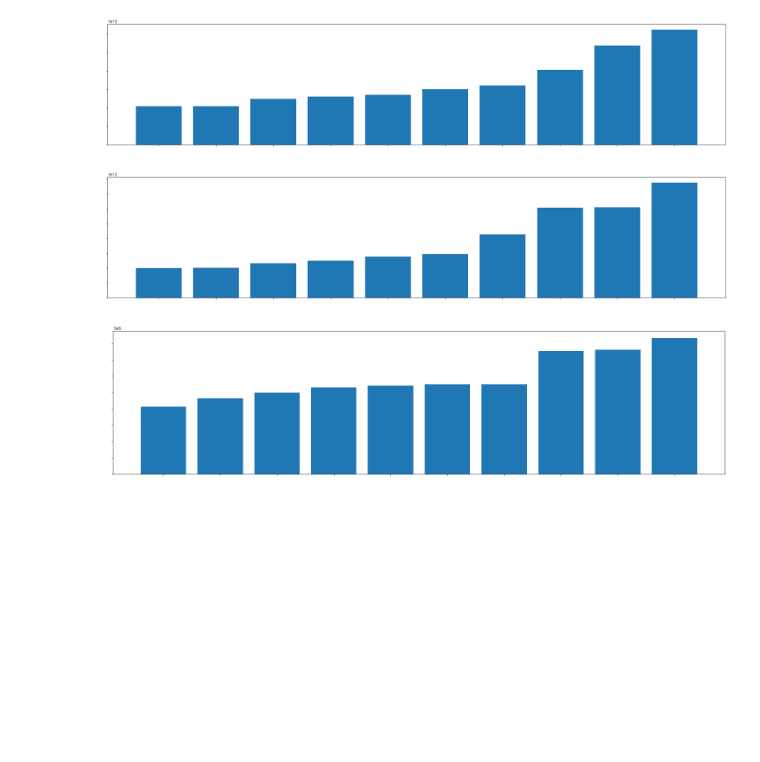
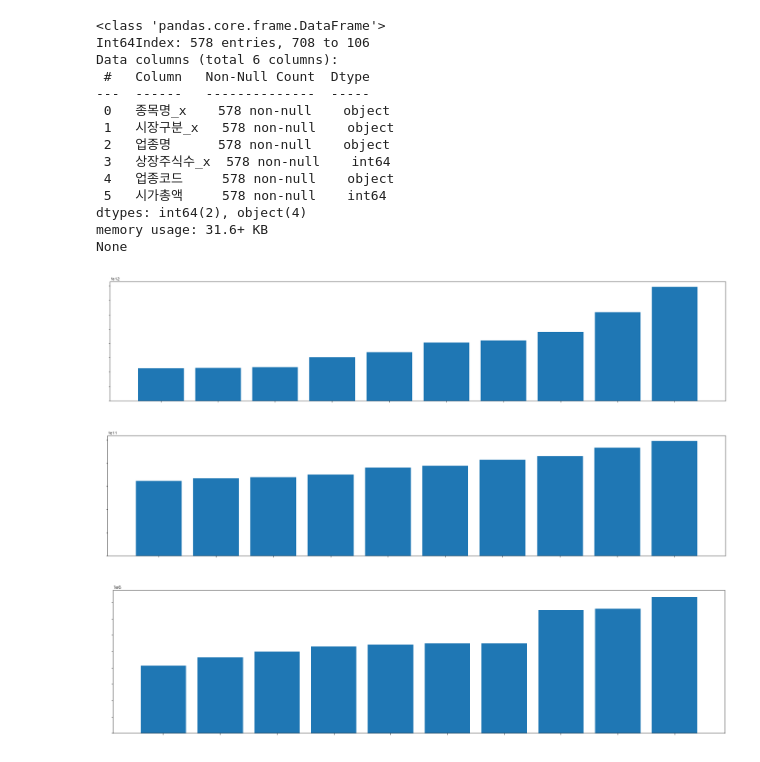
Before and after one commit to limetree06/dataScience, a Jupyter notebook: week3/stockMarket_analytics.ipynb, the cells around one changed output. Saved outputs shown, nothing was run; the diff lists cells and outputs as text; code cells hidden in the pictures; blank space fills up the shorter version.

```diff
--- a/week3/stockMarket_analytics.ipynb
+++ b/week3/stockMarket_analytics.ipynb
@@ -30,9 +33,9 @@ for index, ticker in enumerate(ticker_list):
 
     df = stock.get_index_ohlcv("20100501", "20220501", ticker, 'y')
     df = df[['상장시가총액']]
-    df[df.columns.name] = df[['상장시가총액']]/len(pdf)
+    df[df.columns.name] = df[['상장시가총액']]
     df = df.drop('상장시가총액', axis=1)
-    plt.rcParams["figure.figsize"] = (25,10)
+    plt.rcParams["figure.figsize"] = (20,6)
     plt.xticks(color='w')
     plt.yticks(color='w')
     ax1.plot(df.index.year, df[[df.columns.name]], label = df.columns.name, color = colors[index])
@@ -169,25 +155,35 @@ filtered_companies = listed_company_df[['종목명_x', '시장구분_x', '업종
 
 #KOSPI
 KOSPI_companies = filtered_companies[filtered_companies['시장구분_x']=="KOSPI"].sort_values(by=['시가총액'])
-KOSPI_companies = KOSPI_companies.loc[KOSPI_companies['시가총액'] < 10**15]
+df =  KOSPI_companies['시가총액']
+fig = px.histogram(df, x="시가총액")
+fig.show()
 
+
+KOSPI_companies = KOSPI_companies.loc[KOSPI_companies['시가총액'] < 10**12]
 KOSPI_groupby_sum = KOSPI_companies.groupby('업종명')['시가총액'].agg(시가총액='sum', MyCount='count').sort_values(by=['시가총액'])
+print(KOSPI_companies.info())
+
 KOSPI_groupby_mean = KOSPI_companies.groupby('업종명').mean().sort_values(by=['시가총액'])
 
 KOSPI_groupby_sum = KOSPI_groupby_sum[-10:]
 KOSPI_groupby_mean = KOSPI_groupby_mean[-10:]
 
+
+
+
+plt.bar(KOSPI_groupby_sum.index.to_list(), KOSPI_groupby_sum['시가총액'].to_list())
+plt.title('10조이상 기업들의 업종별 시가총액 합')
 plt.rcParams['font.family'] = 'AppleGothic'
 plt.rcParams['text.color'] = 'white'
 plt.rcParams["figure.figsize"] = (25,6)
 plt.xticks(color='w')
 plt.yticks(color='w')
-
-
-plt.bar(KOSPI_groupby_sum.index.to_list(), KOSPI_groupby_sum['시가총액'].to_list())
 plt.show()
 
 plt.bar(KOSPI_groupby_mean.index.to_list(), KOSPI_groupby_mean['시가총액'].to_list())
+plt.title('10조이상 기업들의 업종별 시가총액 평균')
+plt.rcParams["figure.figsize"] = (25,6)
 plt.xticks(color='w')
 plt.yticks(color='w')
 plt.show()
@@ -198,35 +208,59 @@ plt.show()
 # %%
 listed_company_df = pd.merge(company_df, dataframe, on='종목코드', how='inner')
 filtered_companies = listed_company_df[['종목명_x', '시장구분_x', '업종명', '상장주식수_x','업종코드', '시가총액']]
-
 #KOSPI
 KOSDAQ_companies = filtered_companies[filtered_companies['시장구분_x']=="KOSDAQ"].sort_values(by=['시가총액'])
-KOSDAQ_companies = KOSDAQ_companies.loc[KOSDAQ_companies['시가총액'] < 10**15]
+df =  KOSDAQ_companies['시가총액']
+fig = px.histogram(df, x="시가총액")
+fig.show()
+
+KOSDAQ_companies = filtered_companies[filtered_companies['시장구분_x']=="KOSDAQ"].sort_values(by=['시가총액'])
+
+KOSDAQ_companies = KOSDAQ_companies.loc[KOSDAQ_companies['시가총액'] < 10**11]
+print(KOSDAQ_companies.info())
 
 KOSDAQ_groupby_sum = KOSDAQ_companies.groupby('업종명')['시가총액'].agg(시가총액='sum', MyCount='count').sort_values(by=['시가총액'])
 KOSDAQ_groupby_mean = KOSDAQ_companies.groupby('업종명').mean().sort_values(by=['시가총액'])
+
 
 KOSDAQ_groupby_sum = KOSDAQ_groupby_sum[-10:]
 KOSDAQ_groupby_mean = KOSDAQ_groupby_mean[-10:]
 
 plt.rcParams['font.family'] = 'AppleGothic'
 plt.rcParams['text.color'] = 'white'
 plt.rcParams["figure.figsize"] = (30,6)
 plt.xticks(color='w')
 plt.yticks(color='w')
 
 
 plt.bar(KOSDAQ_groupby_sum.index.to_list(), KOSDAQ_groupby_sum['시가총액'].to_list())
+plt.title('1조 5천억이상 기업들의 업종별 시가총액 합')
 plt.show()
 
 plt.bar(KOSDAQ_groupby_mean.index.to_list(), KOSDAQ_groupby_mean['시가총액'].to_list())
+plt.title('1조 5천억이상 기업들의 업종별 시가총액 평균')
+
 plt.xticks(color='w')
 plt.yticks(color='w')
 plt.show()
 #plt.hist(KOSDAQ_groupby_sum['매출액'].to_list())
 # %% [output]
+<class 'pandas.core.frame.DataFrame'>
+Int64Index: 578 entries, 708 to 106
+Data columns (total 6 columns):
+ #   Column   Non-Null Count  Dtype
+---  ------   --------------  -----
+ 0   종목명_x    578 non-null    object
+ 1   시장구분_x   578 non-null    object
+ 2   업종명      578 non-null    object
+ 3   상장주식수_x  578 non-null    int64
+ 4   업종코드     578 non-null    object
+ 5   시가총액     578 non-null    int64
+dtypes: int64(2), object(4)
+memory usage: 31.6+ KB
+None
-[figure, old version]
+[figure, new version]
-[figure, old version]
+[figure, new version]
 # %%
 
 upjong = pd.read_excel('upjong_merged.xlsx', engine='openpyxl')
```
Also changed, not shown: parts of 7 cells of this notebook, 2 other files.
